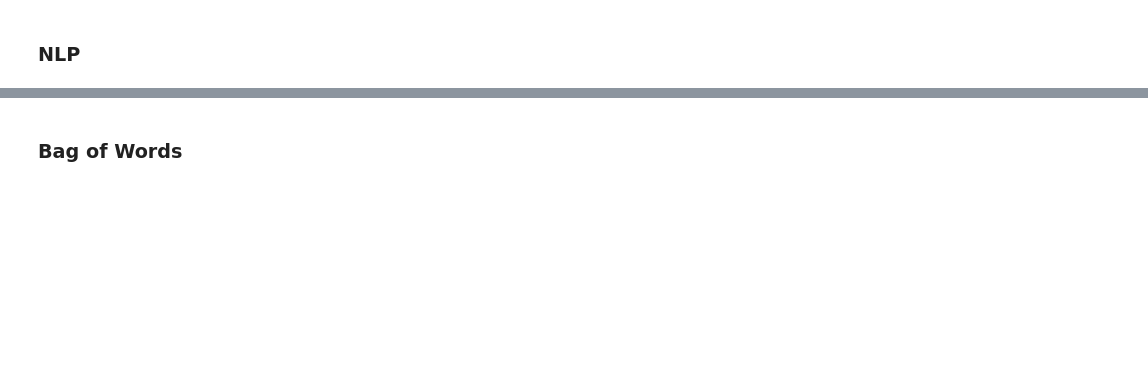
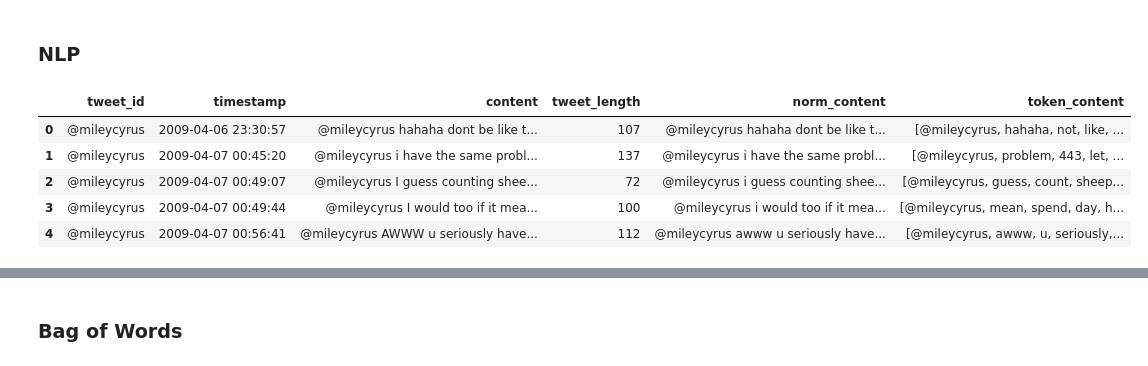
Before and after one commit to CarlosGarlem/Text_Image_Recognition, a Jupyter notebook: Lab4/Lab4.ipynb, the cells around one changed output, grey strips where cells are left out. Drawn from its saved outputs; the diff is of its cells as text; code cells hidden in the pictures; blank space fills up the shorter version.

```diff
--- a/Lab4/Lab4.ipynb
+++ b/Lab4/Lab4.ipynb
@@ -74,0 +94,31 @@ top1_corpus.head()
+# %%
+def normalizar(doc):
+    txt = re.sub(r'[^@A-z0-9\s{1}áéíóúüñÁÉÍÓÚÜ]', '', doc).lower().strip().rstrip('\n').rstrip('\r\n')
+    txt = re.sub(r' {2}', ' ', txt)
+    return txt
+# %%
+def tokenizar(doc):
+    return nlp(doc)
+# %%
+def removeStopWords(doc):
+    #all_stopwords = nlp.Defaults.stop_words
+    #tokens = [token for token in doc if not token.text in all_stopwords]
+    tokens = [token for token in doc if not token.is_stop]
+    return tokens
+# %%
+def stemmingLemmating(tokens):
+    lemmas = [token.lemma_ for token in tokens]
+    return lemmas
+# %%
+corpus1['norm_content'] = list(map(normalizar, corpus1.content))
+corpus1['token_content'] = list(map(tokenizar, corpus1.norm_content))
+corpus1['token_content'] = list(map(removeStopWords, corpus1.token_content))
+corpus1['token_content'] = list(map(stemmingLemmating, corpus1.token_content))
+corpus1.head()
+# %% [output]
+|  | tweet_id | timestamp | content | tweet_length | norm_content | token_content |
+| 0 | @mileycyrus | 2009-04-06 23:30:57 | @mileycyrus hahaha dont be like t... | 107 | @mileycyrus hahaha dont be like t... | [@mileycyrus, hahaha, not, like, ... |
+| 1 | @mileycyrus | 2009-04-07 00:45:20 | @mileycyrus i have the same probl... | 137 | @mileycyrus i have the same probl... | [@mileycyrus, problem, 443, let, ... |
+| 2 | @mileycyrus | 2009-04-07 00:49:07 | @mileycyrus I guess counting shee... | 72 | @mileycyrus i guess counting shee... | [@mileycyrus, guess, count, sheep... |
+| 3 | @mileycyrus | 2009-04-07 00:49:44 | @mileycyrus I would too if it mea... | 100 | @mileycyrus i would too if it mea... | [@mileycyrus, mean, spend, day, h... |
+| 4 | @mileycyrus | 2009-04-07 00:56:41 | @mileycyrus AWWW u seriously have... | 112 | @mileycyrus awww u seriously have... | [@mileycyrus, awww, u, seriously,... |
```
Also changed, not shown: parts of 23 cells of this notebook.
